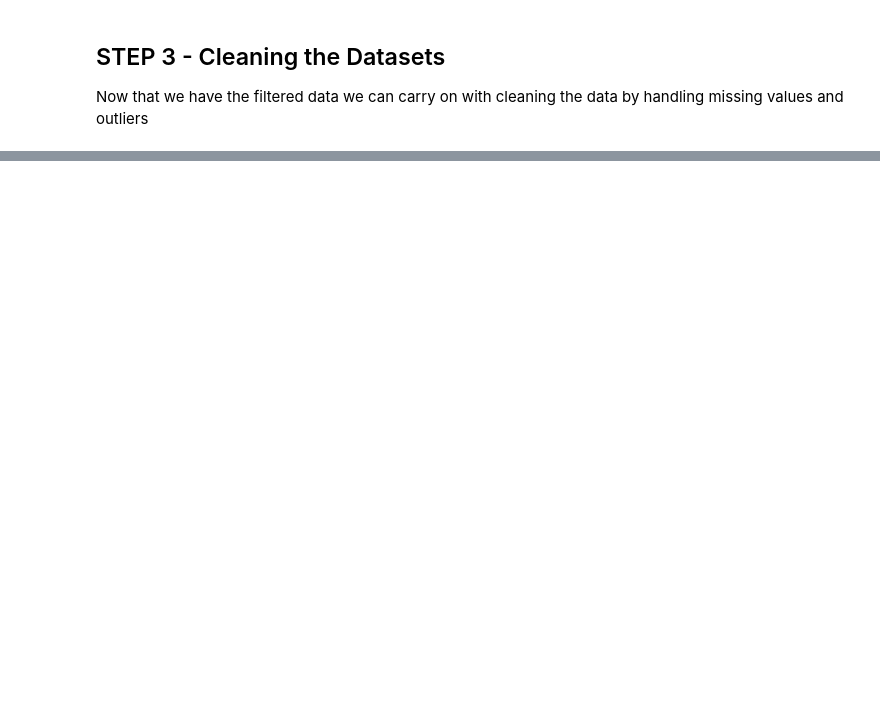
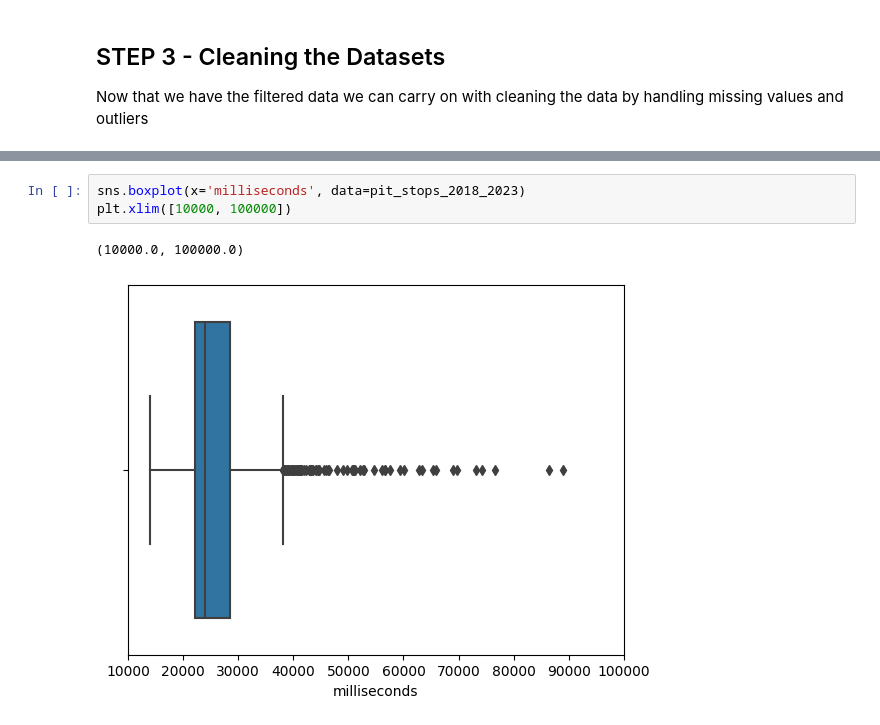
Before and after one commit to havvand/BI_Exam_F1, a Jupyter notebook: pitstops.ipynb, the cells around one changed output, grey strips where cells are left out. Saved outputs shown, nothing was run; the diff lists cells and outputs as text; blank space fills up the shorter version.

```diff
--- a/pitstops.ipynb
+++ b/pitstops.ipynb
@@ -112,0 +156,6 @@ desc_stats_races, desc_stats_results, desc_stats_pit_stops
+# %%
+sns.boxplot(x='milliseconds', data=pit_stops_2018_2023)
+plt.xlim([10000, 100000])
+# %% [output]
+(10000.0, 100000.0)
+[figure, added]
```
Also changed, not shown: parts of 20 cells of this notebook, 1 other file.
